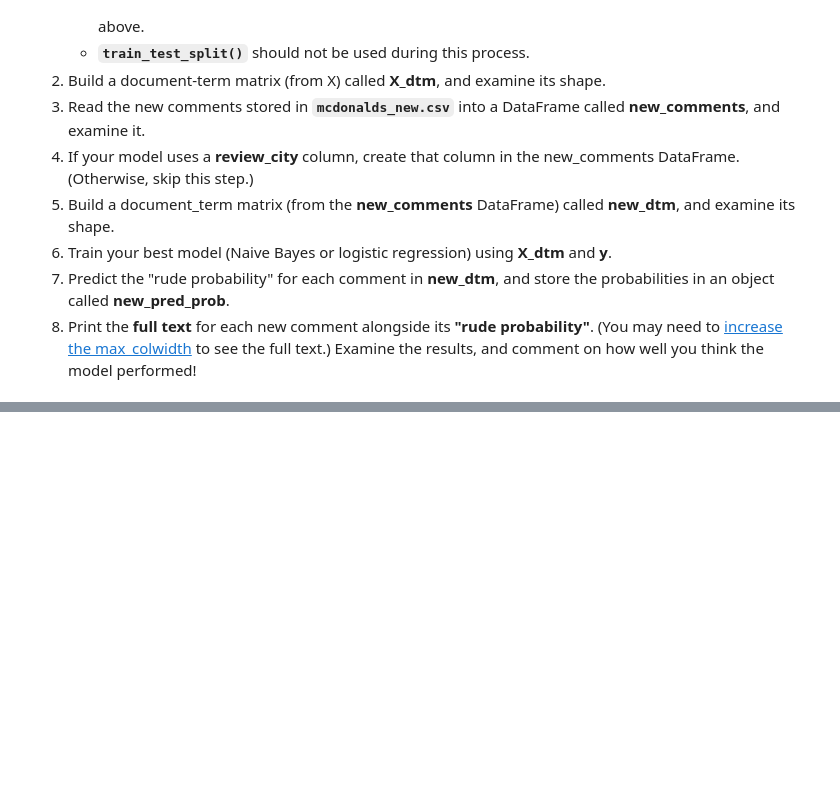
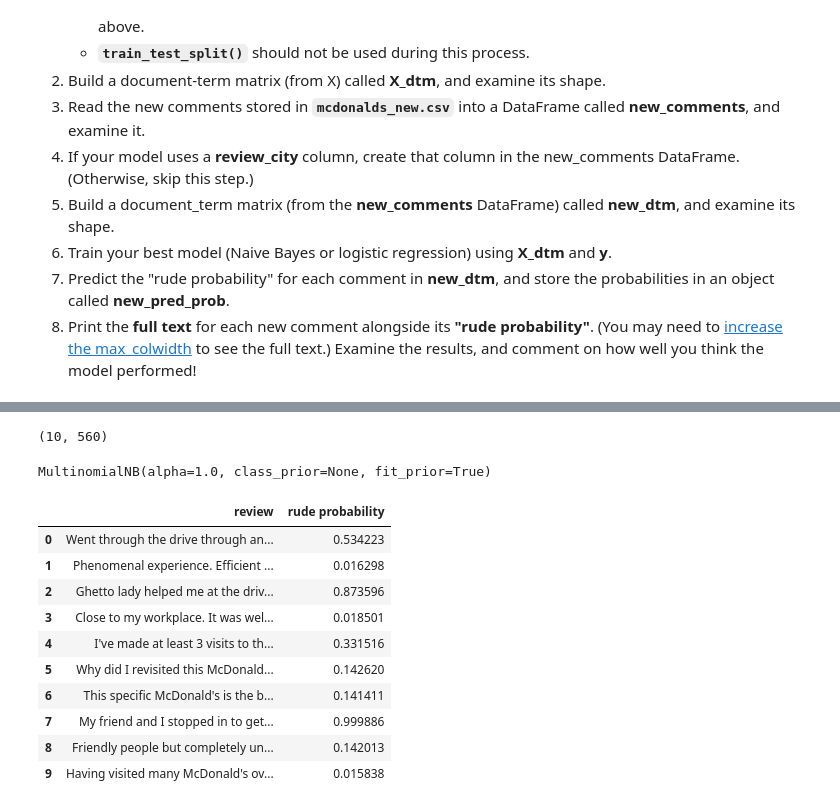
Before and after one commit to inferno9004/Machine-Learning-with-Text, a Jupyter notebook: Yelp Review/notebooks/02_mcdonalds_homework.ipynb, the cells around one changed output, grey strips where cells are left out. Cells and saved outputs as stored; diff of their text form; code cells hidden in the pictures; blank space fills up the shorter version.

```diff
--- a/Yelp Review/notebooks/02_mcdonalds_homework.ipynb
+++ b/Yelp Review/notebooks/02_mcdonalds_homework.ipynb
@@ -404,0 +491,29 @@ New comments have been submitted to the McDonald's website, and you need to **sc
+# %%
+new_dtm = vect.transform(new_comments["review_city"])
+print new_dtm.shape
+# %% [output]
+(10, 560)
+# %%
+# use Multinomial Naive Bayes to predict the star rating
+nb = MultinomialNB()
+nb.fit(X_dtm, y)
+# %% [output]
+MultinomialNB(alpha=1.0, class_prior=None, fit_prior=True)
+# %%
+new_comments["rude probability"] = nb.predict_proba(new_dtm)[:,1]
+# %%
+pd.set_option('max_colwidth',2000)
+# %%
+new_comments[["review","rude probability"]]
+# %% [output]
+|  | review | rude probability |
+| 0 | Went through the drive through an... | 0.534223 |
+| 1 | Phenomenal experience. Efficient ... | 0.016298 |
+| 2 | Ghetto lady helped me at the driv... | 0.873596 |
+| 3 | Close to my workplace. It was wel... | 0.018501 |
+| 4 | I've made at least 3 visits to th... | 0.331516 |
+| 5 | Why did I revisited this McDonald... | 0.142620 |
+| 6 | This specific McDonald's is the b... | 0.141411 |
+| 7 | My friend and I stopped in to get... | 0.999886 |
+| 8 | Friendly people but completely un... | 0.142013 |
+| 9 | Having visited many McDonald's ov... | 0.015838 |
```
Also changed, not shown: parts of 17 cells of this notebook, 2 other files.
